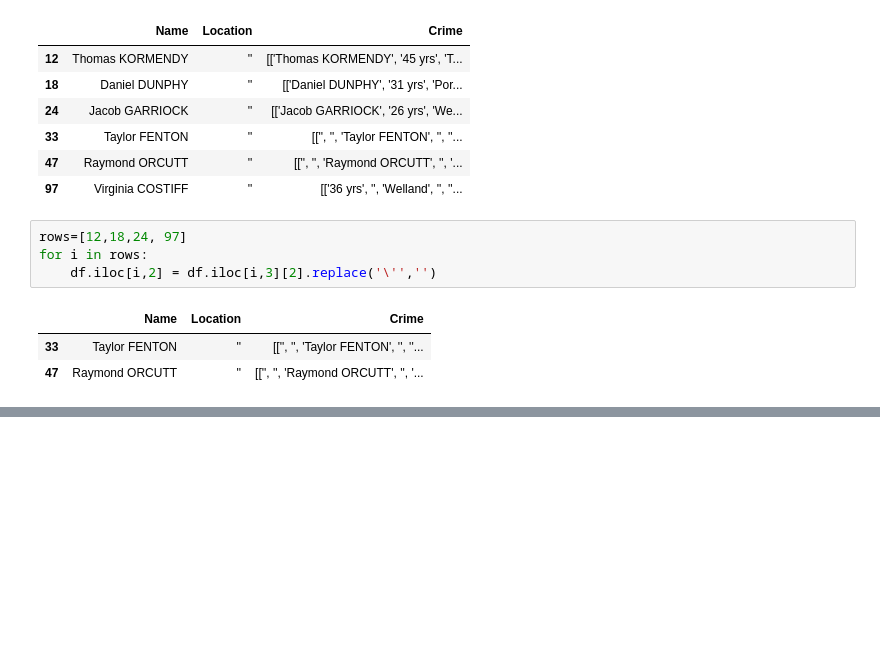
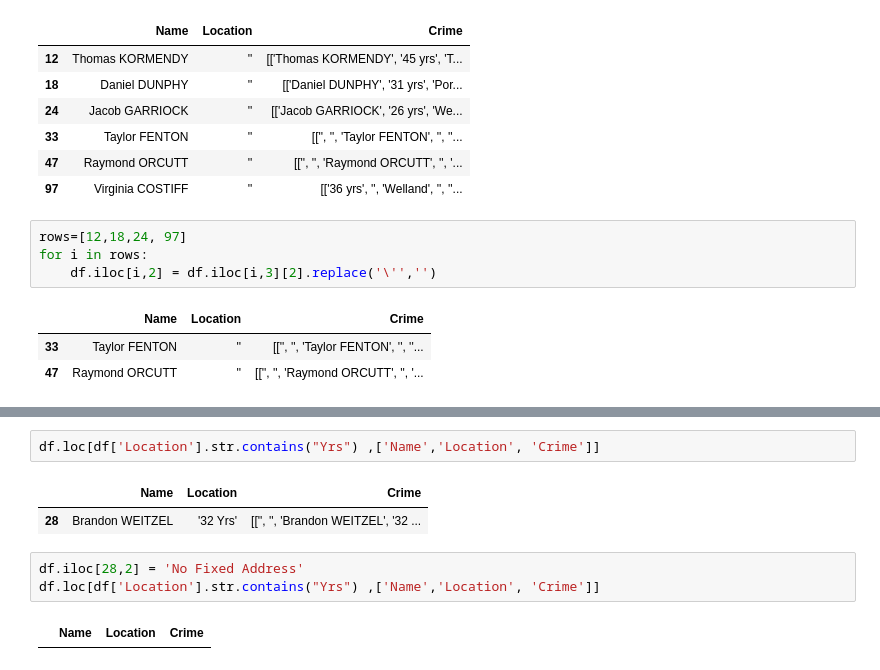
Before and after one commit to withabubaker/Niagara-MostWanted-WebScraping-Tableau, a Jupyter notebook: dataCleaning.ipynb, the cells around one changed output, grey strips where cells are left out. Saved outputs shown, nothing was run; the diff lists cells and outputs as text; blank space fills up the shorter version.

Commit message:
cleaned location col contains Yrs info

```diff
--- a/dataCleaning.ipynb
+++ b/dataCleaning.ipynb
@@ -239,0 +227,10 @@ df.tail()
+# %%
+df.loc[df['Location'].str.contains("Yrs") ,['Name','Location', 'Crime']]
+# %% [output]
+|  | Name | Location | Crime |
+| 28 | Brandon WEITZEL | '32 Yrs' | [['', '', 'Brandon WEITZEL', '32 ... |
+# %%
+df.iloc[28,2] = 'No Fixed Address'
+df.loc[df['Location'].str.contains("Yrs") ,['Name','Location', 'Crime']]
+# %% [output]
+|  | Name | Location | Crime |
```
Also changed, not shown: parts of 3 cells of this notebook.
